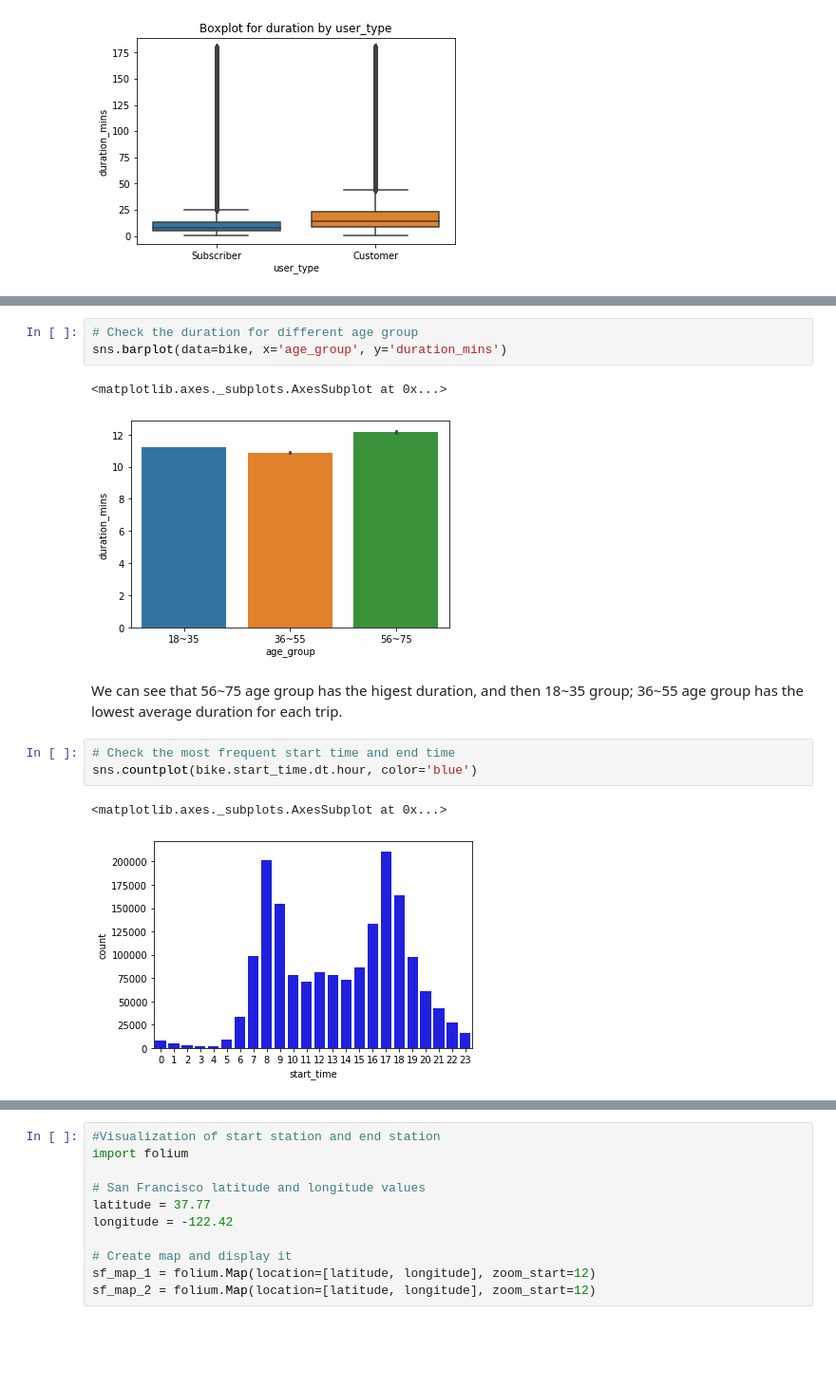
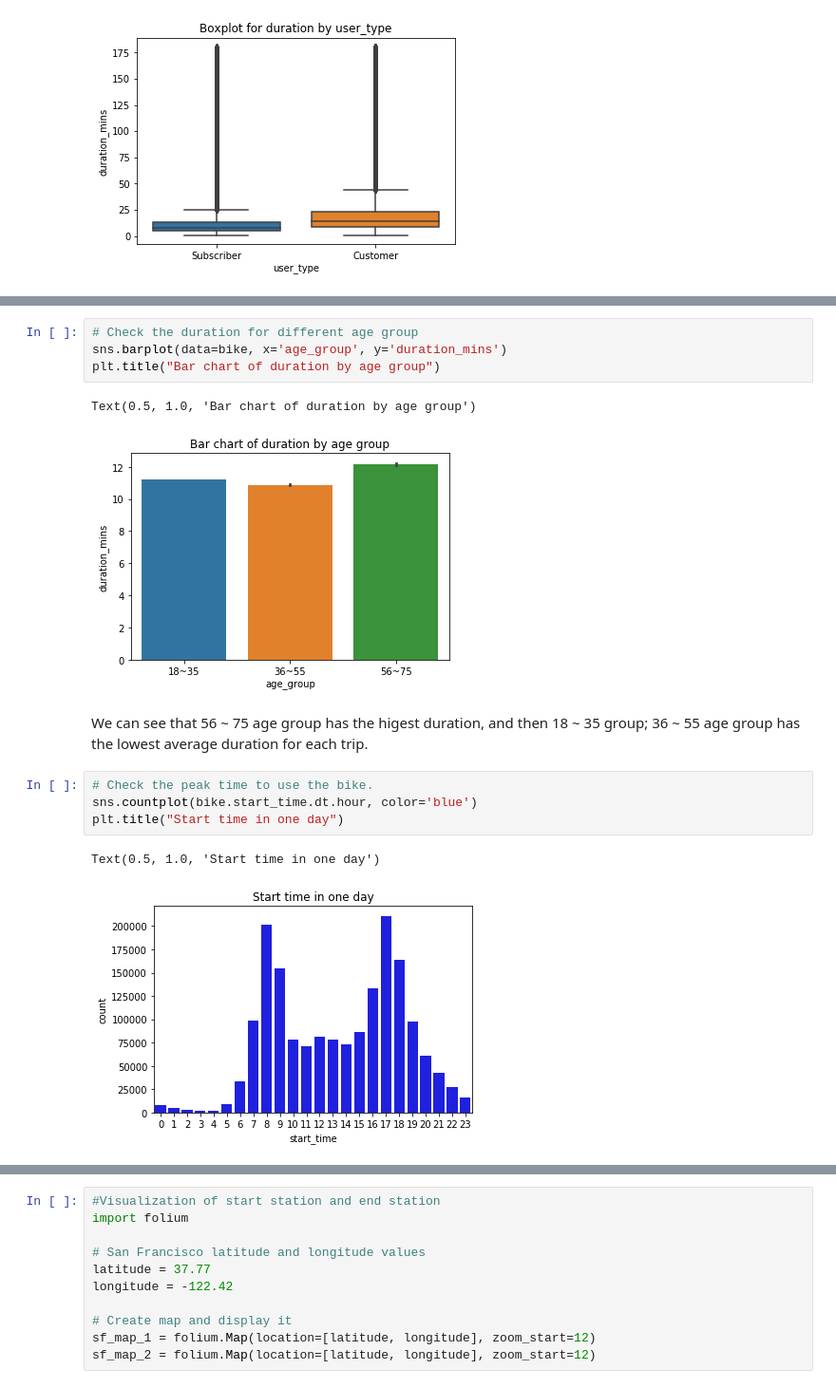
Before and after one commit to amanda1210/Bike_Sharing_Analysis, a Jupyter notebook: Bikesharing Visualization.ipynb, the cells around one changed output, grey strips where cells are left out. Shown at 95% size. Saved outputs shown, nothing was run; the diff lists cells and outputs as text; blank space fills up the shorter version.

```diff
--- a/Bikesharing Visualization.ipynb
+++ b/Bikesharing Visualization.ipynb
@@ -295,14 +322,16 @@ In this image, we can see the median duration for female is higher than other ge
 # %%
 # Check the duration for different age group
 sns.barplot(data=bike, x='age_group', y='duration_mins')
+plt.title("Bar chart of duration by age group")
 # %% [output]
-<matplotlib.axes._subplots.AxesSubplot at 0x...>
+Text(0.5, 1.0, 'Bar chart of duration by age group')
-[figure, old version]
+[figure, new version]
 # %% [markdown]
-We can see that 56~75 age group has the higest duration, and then 18~35 group; 36~55 age group has the lowest average duration for each trip.
+We can see that 56 ~ 75 age group has the higest duration, and then 18 ~ 35 group; 36 ~ 55 age group has the lowest average duration for each trip.
 # %%
-# Check the most frequent start time and end time
+# Check the peak time to use the bike.
 sns.countplot(bike.start_time.dt.hour, color='blue')
+plt.title("Start time in one day")
 # %% [output]
-<matplotlib.axes._subplots.AxesSubplot at 0x...>
+Text(0.5, 1.0, 'Start time in one day')
-[figure, old version]
+[figure, new version]
```
Also changed, not shown: parts of 12 cells of this notebook, 3 other files.
